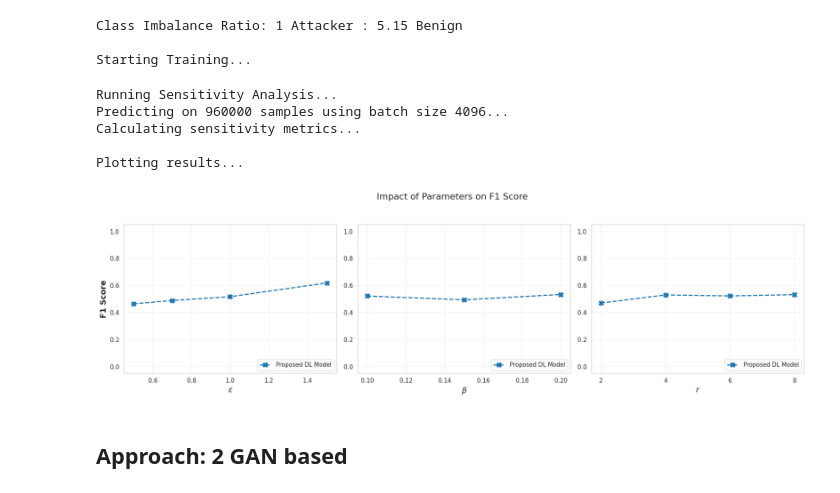
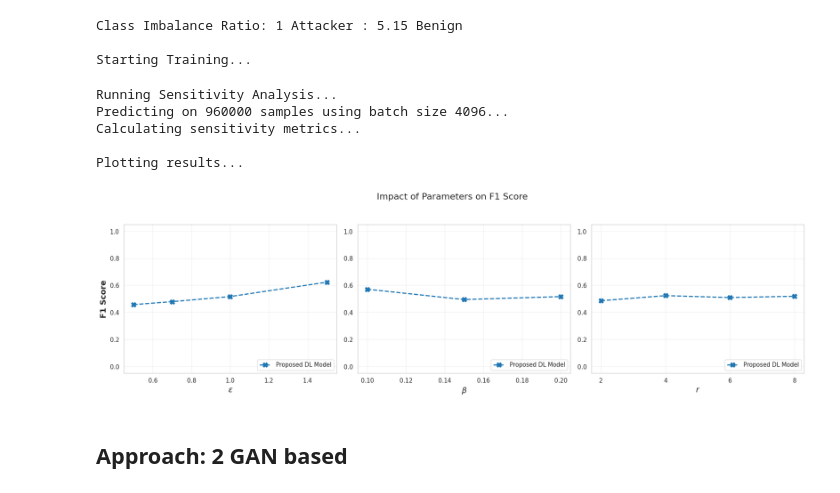
Before and after one commit to SampadSikder/DP-Protocols, a Jupyter notebook: UserLevelDatasetAnalysis.ipynb, the cells around one changed output. Cells and saved outputs as stored; diff of their text form; code cells hidden in the pictures.

```diff
--- a/UserLevelDatasetAnalysis.ipynb
+++ b/UserLevelDatasetAnalysis.ipynb
@@ -465,7 +479,7 @@ def run_sensitivity_analysis(model, test_df, scaler, feature_cols, device='cpu',
                 'Count': mask.sum()
             })
 
-    return pd.DataFrame(results)
+    return pd.DataFrame(results), analysis_df
 # %%
 def plot_sensitivity_metric(sensitivity_df, metric='F1_Score'):
     """
@@ -523,9 +537,17 @@ print(f"Train test split")
 X = df[TRAINING_FEATURES].values
 y = df['label'].values
 
-X_train_raw, X_test_raw, y_train, y_test = train_test_split(
-    X, y, test_size=0.2, random_state=42, stratify=y
+train_idx, test_idx = train_test_split(
+    range(len(df)), test_size=0.2, random_state=42, stratify=y
 )
+
+X_train_raw = X[train_idx]
+X_test_raw  = X[test_idx]
+y_train     = y[train_idx]
+y_test      = y[test_idx]
+
+
+df_test = df.iloc[test_idx].reset_index(drop=True)
 # %% [output]
 Training features (10): ['mean_item_freq_ratio', 'num_ones', 'overlap_anomalous_items_count', 'wasserstein_distance_k', 'js_divergence_k', 'max_item_freq_ratio', 'std_item_freq_ratio', 'k_theoretical_ ...
 Train test split
@@ -572,30 +595,24 @@ Starting Training...
 # %%
 print("\nRunning Sensitivity Analysis...")
 
-test_indices = train_test_split(
-    range(len(df)), test_size=0.2, random_state=42, stratify=y
-)[1]
-
-df_test = df.iloc[test_indices].reset_index(drop=True)
-
-sens_df = run_sensitivity_analysis(
+sens_df, df_test = run_sensitivity_analysis(
     model,
     df_test,
     scaler,
     TRAINING_FEATURES,
     device,
     batch_size=4096
 )
 
 print("\nPlotting results...")
 plot_sensitivity_metric(sens_df, metric='F1_Score')
 # %% [output]
 Running Sensitivity Analysis...
 Predicting on 960000 samples using batch size 4096...
 Calculating sensitivity metrics...
 
 Plotting results...
-[figure, old version]
+[figure, new version]
 # %% [markdown]
 ## Approach: 2 GAN based
 # %% [markdown]
```
Also changed, not shown: parts of 11 cells of this notebook.
